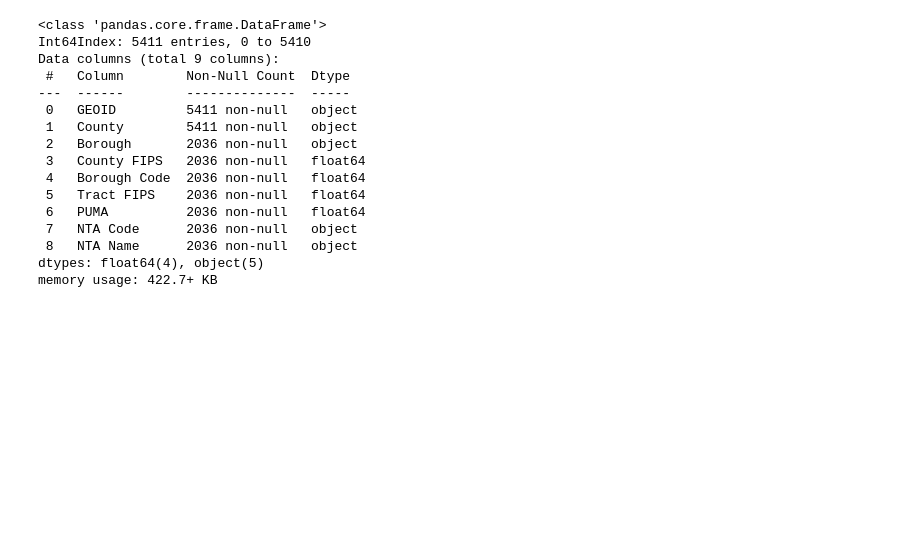
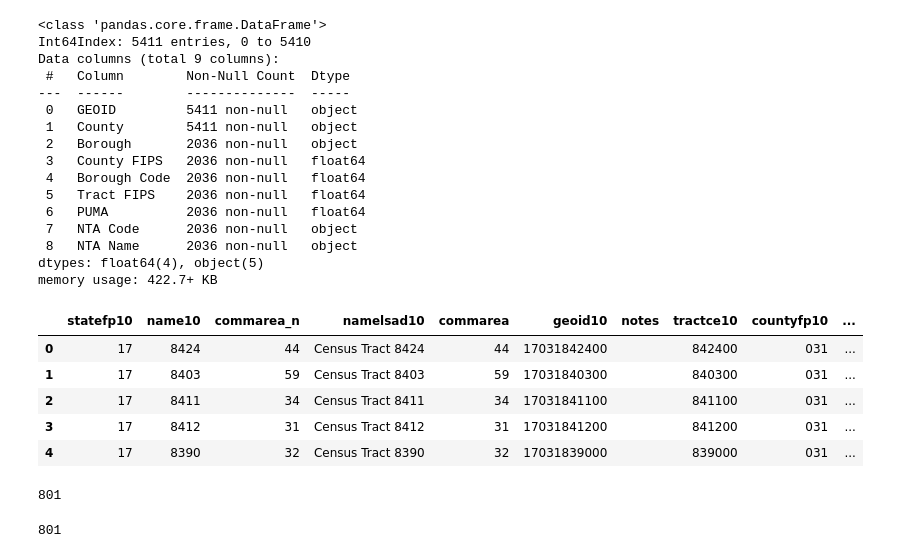
Before and after one commit to datascisteven/DataKind-CDAC-Project, a Jupyter notebook: tableau.ipynb, the cells around one changed output. Drawn from its saved outputs; the diff is of its cells as text; code cells hidden in the pictures; blank space fills up the shorter version.

```diff
--- a/tableau.ipynb
+++ b/tableau.ipynb
@@ -24,4 +24,10 @@ Any feedback or suggestions would be greatly appreciated.
 <img src="images/graph4.png">
 # %% [markdown]
 <img src="images/panel.png">
+# %%
+import pandas as pd
+
+# Set maximum number of rows and columns that can be viewed
+pd.set_option("display.max_columns", 100)
+pd.set_option('display.max_rows', 100)
 # %%
@@ -188,3 +194,23 @@ Data columns (total 9 columns):
  8   NTA Name      2036 non-null   object
 dtypes: float64(4), object(5)
 memory usage: 422.7+ KB
+# %%
+import geopandas as gpd
+
+chicago_ct = gpd.read_file('data/IL/Chicago Census Tracts.geojson')
+chicago_ct.head()
+# %% [output]
+|  | statefp10 | name10 | commarea_n | namelsad10 | commarea | geoid10 | notes | tractce10 | countyfp10 | ... |
+| 0 | 17 | 8424 | 44 | Census Tract 8424 | 44 | 17031842400 |  | 842400 | 031 | ... |
+| 1 | 17 | 8403 | 59 | Census Tract 8403 | 59 | 17031840300 |  | 840300 | 031 | ... |
+| 2 | 17 | 8411 | 34 | Census Tract 8411 | 34 | 17031841100 |  | 841100 | 031 | ... |
+| 3 | 17 | 8412 | 31 | Census Tract 8412 | 31 | 17031841200 |  | 841200 | 031 | ... |
+| 4 | 17 | 8390 | 32 | Census Tract 8390 | 32 | 17031839000 |  | 839000 | 031 | ... |
+# %%
+len(chicago_ct)
+# %% [output]
+801
+# %%
+chicago_ct.geoid10.nunique()
+# %% [output]
+801
```
Also changed, not shown: parts of 9 cells of this notebook, 4 other files.
